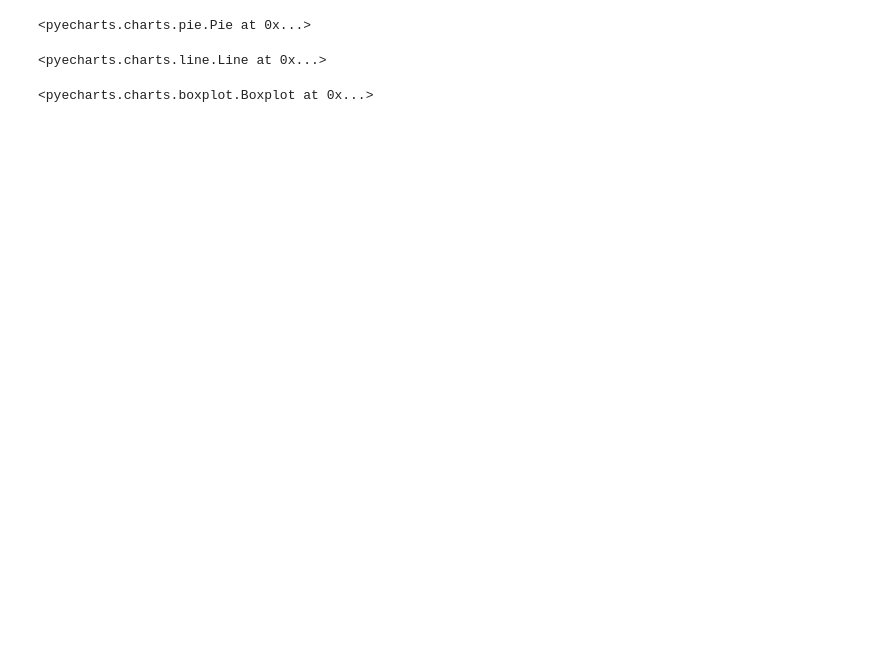
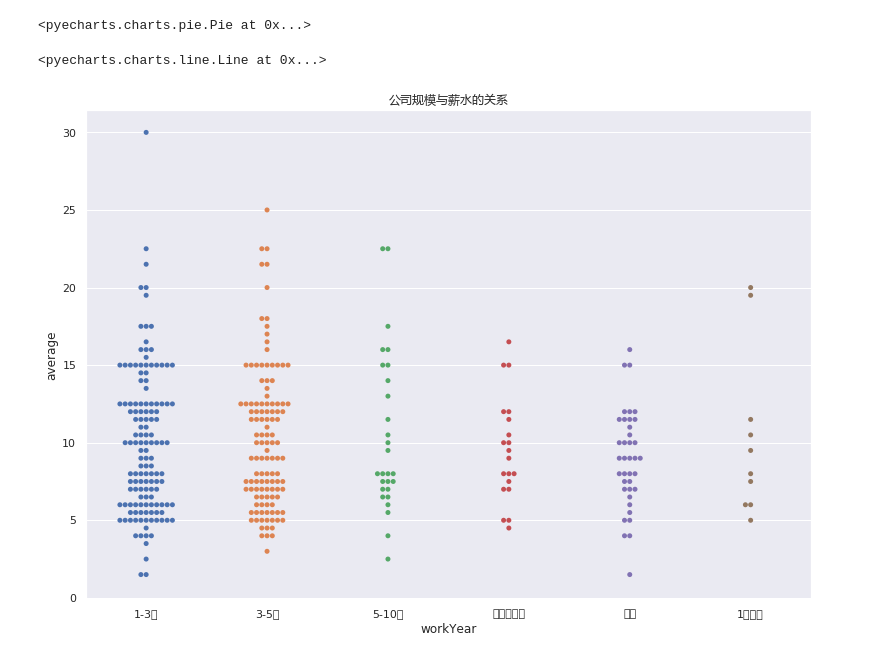
Before and after one commit to worthed/exercise, a Jupyter notebook: practice/A8爬虫/lagou/lagou_jobs.ipynb, the cells around one changed output. Cells and saved outputs as stored; diff of their text form; code cells hidden in the pictures; blank space fills up the shorter version.

```diff
--- a/practice/A8爬虫/lagou/lagou_jobs.ipynb
+++ b/practice/A8爬虫/lagou/lagou_jobs.ipynb
@@ -81,39 +75,51 @@ def assort_salary(str_01):
         a0 = int(res_01[0])
         b0 = int(res_01[0])
     return (a0+b0)/2
 
 test_datas = years_sala.loc[years_sala['positionType']=='测试']
 analy_datas = years_sala.loc[years_sala['positionType']=='数据分析']
 
 
 Years = ['应届毕业生','不限','1年以下','1-3年','3-5年','5-10年']
 
+
+# 箱形图实测有两处坑：
+# 1、如果某值的df为空，需要特殊处理，填充pd.series，否则图形混乱
+# 2、必须保证箱形图的单个y坐标，最低有3个数值[0,0,0]，如果有少于3个，则会被覆盖，图形混乱
 y_test = []
 y_analy = []
 for j in Years:
     analy_data = analy_datas.loc[analy_datas['workYear']==j]
     test_data = test_datas.loc[test_datas['workYear']==j]
     if analy_data.empty == 1 :
         y_analy.append(pd.Series([0,0,0]))
         y_test.append(test_data['average'])
     elif test_datas.empty == 1 :
         y_test.append(pd.Series([0,0,0]))
         y_analy.append(analy_data['average'])
     else:
         y_test.append(test_data['average'])
         y_analy.append(analy_data['average'])
 
-
-# 箱形图实测有两处坑：
-# 1、如果某值的df为空，需要特殊处理，填充pd.series，否则图形混乱
-# 2、必须保证箱形图的单个y坐标，最低有3个数值[0,0,0]，如果有少于3个，则会被覆盖，图形混乱
-
+'''
 boxplot = Boxplot("")
 boxplot.add("测试", Years,boxplot.prepare_data(y_test))
 boxplot.add("数据分析", Years,boxplot.prepare_data(y_analy))
 boxplot
+'''
+
+
+font_path = "/Users/wangyuxiang/Library/Fonts/msyh.ttf"
+myfont=FontProperties(fname=r'/Users/wangyuxiang/Library/Fonts/msyh.ttf',size=16)
+sns.set(font=font_path)
+
+plt.figure(figsize=(13,9))
+#sns.pointplot(test_datas["workYear"],test_datas["average"],markers='*',linestyles="--",color = 'm',capsize=0.3)
+sns.swarmplot(test_datas["workYear"],test_datas["average"])
+plt.title('公司规模与薪水的关系',fontsize=20,fontproperties=FontProperties(fname=font_path))
+plt.show()
 # %% [output]
-<pyecharts.charts.boxplot.Boxplot at 0x...>
+[figure, added]
 # %%
 import matplotlib.pyplot as plt
 from wordcloud import WordCloud
```
Also changed, not shown: parts of 3 cells of this notebook.
